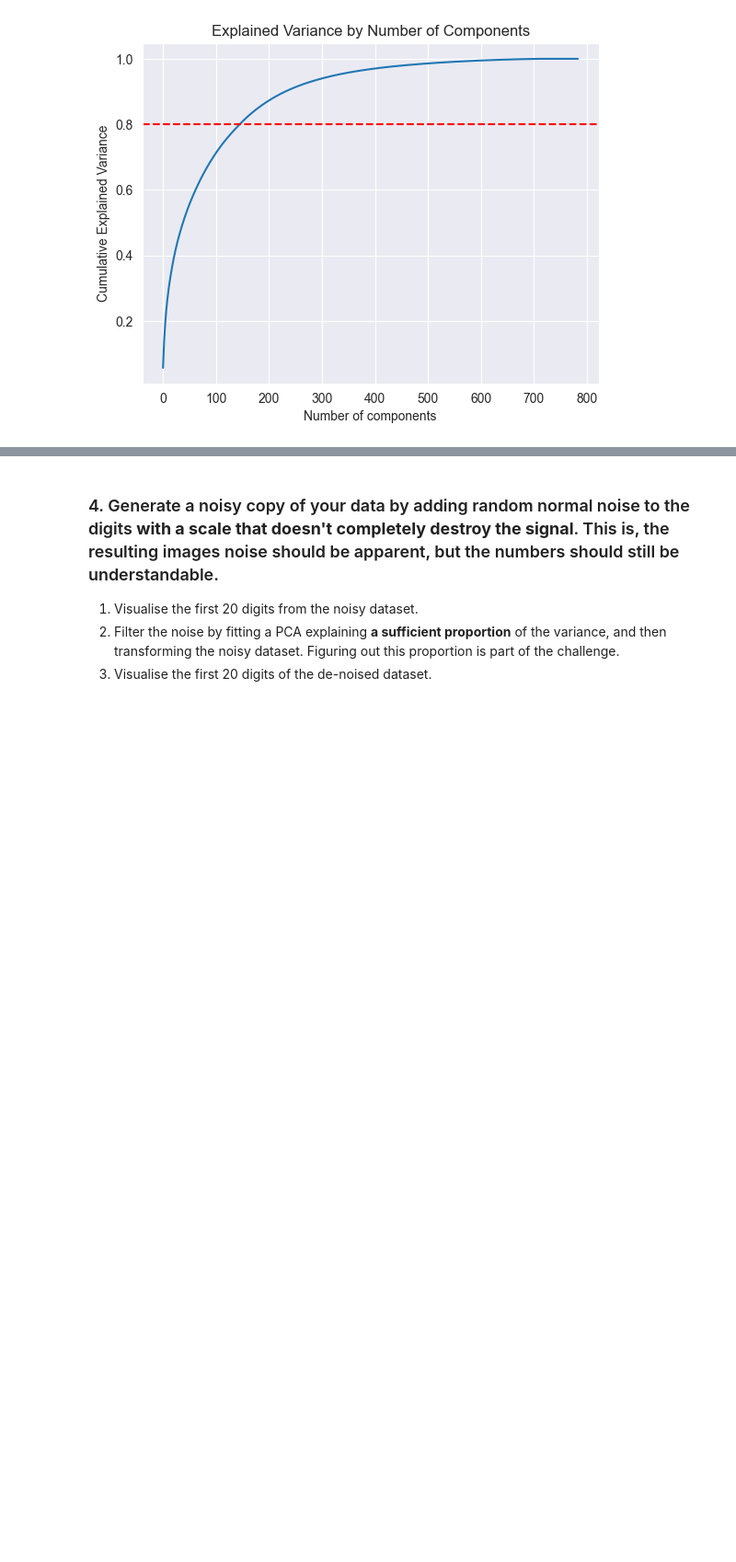
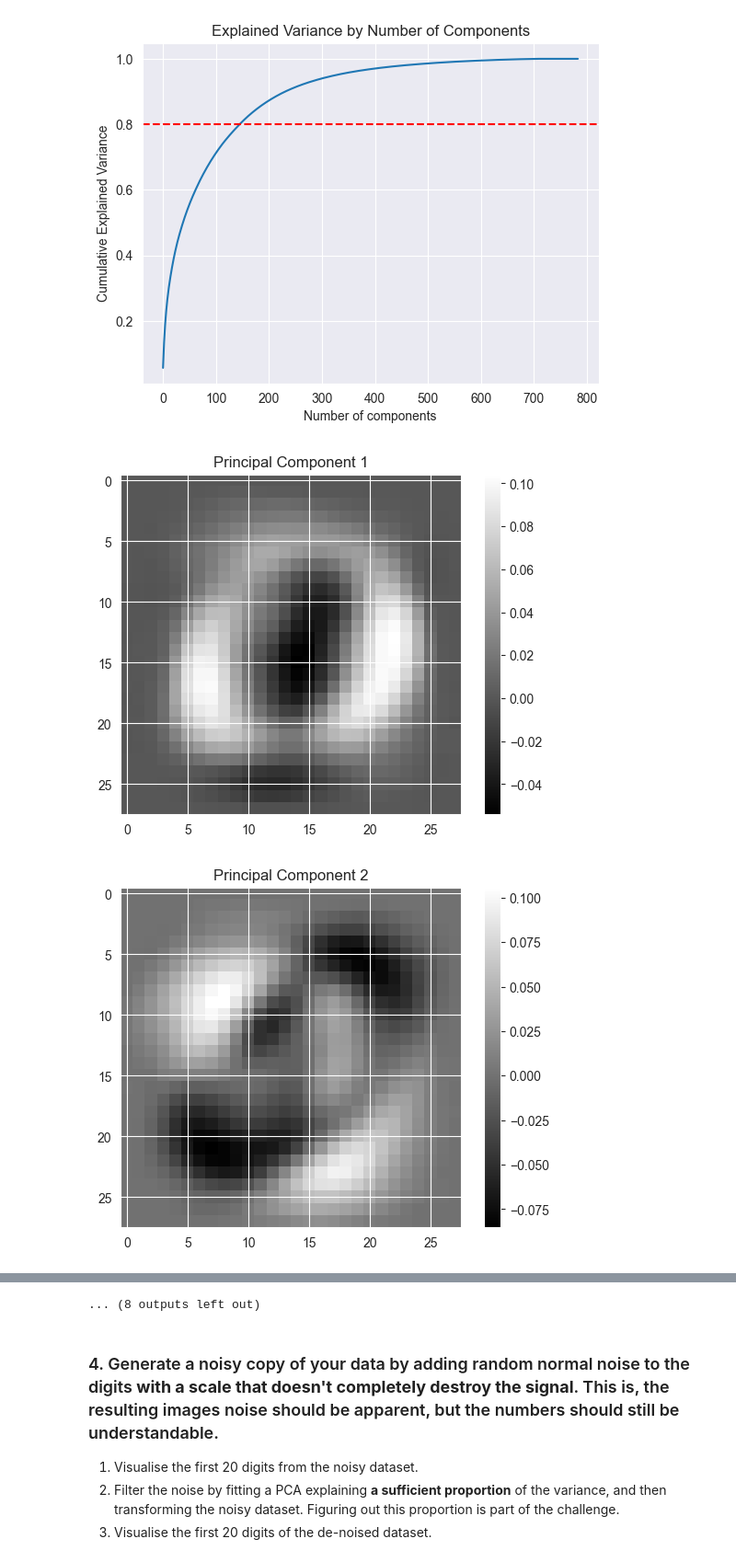
Before and after one commit to IshanKalra007/CSC3831_Final_project_220626363, a Jupyter notebook: Coursework/Copy_of_Part2_Coursework.ipynb, the cells around one changed output, grey strips where cells are left out. Shown at 92% size. Saved outputs shown, nothing was run; the diff lists cells and outputs as text; code cells hidden in the pictures; blank space fills up the shorter version.

Commit message:
Independent visualization

```diff
--- a/Coursework/Copy_of_Part2_Coursework.ipynb
+++ b/Coursework/Copy_of_Part2_Coursework.ipynb
@@ -93,3 +93,12 @@ plt.show()
 # %% [output]
 Number of components to explain 80% variance:146
 [figure]
+# %%
+for i in range(20):
+    plt.imshow(pca.components_[i].reshape(28,28), cmap = 'gray')
+    plt.title(f"Principal Component {i+1}")
+    plt.colorbar()
+    plt.show()
+# %% [output]
+[figure, added]
+[figure, added]
@@ -95,0 +115 @@ Number of components to explain 80% variance:146
+... (8 outputs left out)
```
Also changed, not shown: parts of 2 cells of this notebook.
